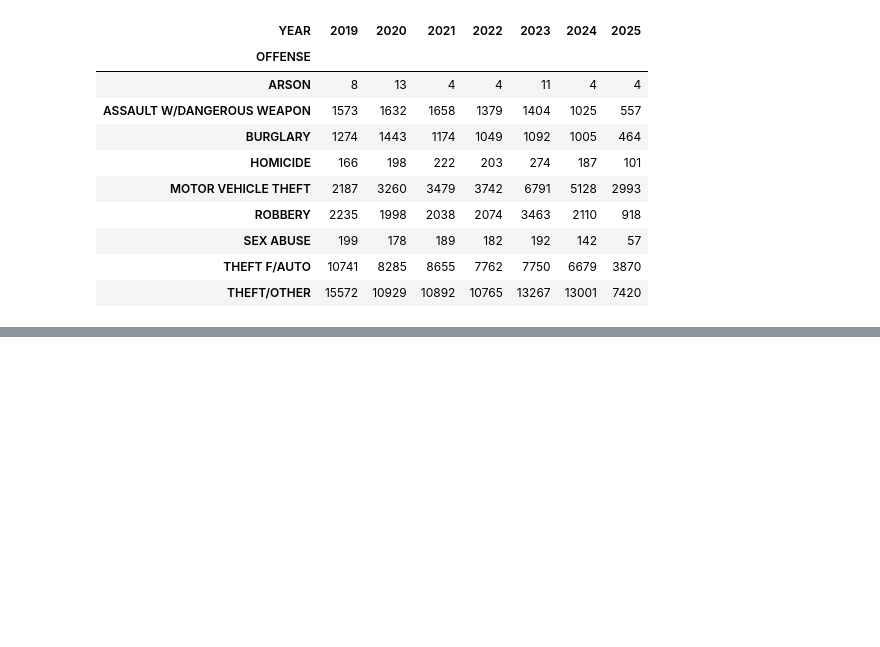
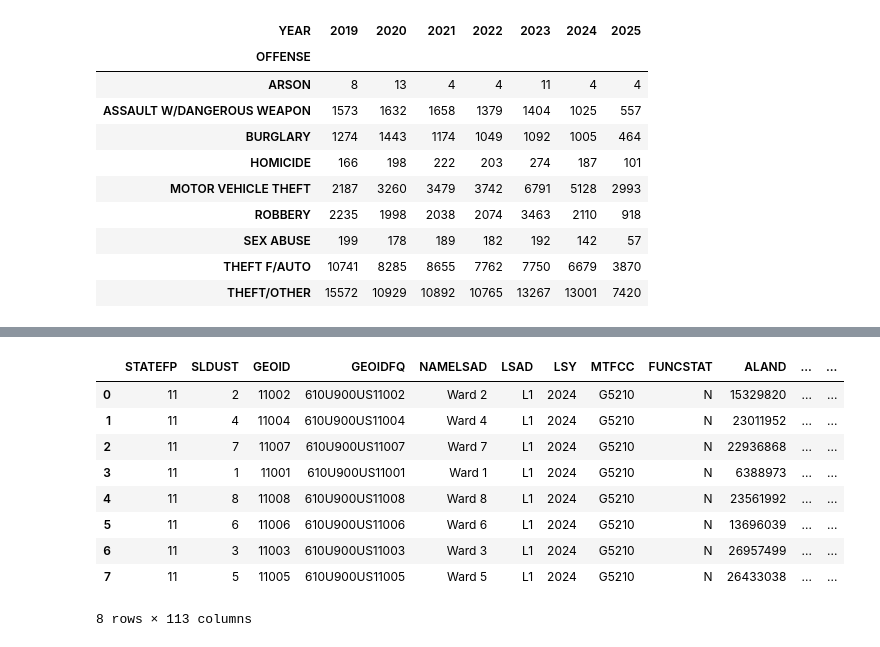
Before and after one commit to jkelly3rd/dc_crime, a Jupyter notebook: notebooks/dc_crime_incidents.ipynb, the cells around one changed output, grey strips where cells are left out. Saved outputs shown, nothing was run; the diff lists cells and outputs as text; code cells hidden in the pictures; blank space fills up the shorter version.

```diff
--- a/notebooks/dc_crime_incidents.ipynb
+++ b/notebooks/dc_crime_incidents.ipynb
@@ -831,0 +673,16 @@ Simple grid of crime maps saved as ../docs/grid_crime_maps.html
+# %%
+# import the file ACS_5-Year_Demographic_Characteristics_DC_Ward.csv
+ward_population = pd.read_csv('../data/raw/ACS_5-Year_Demographic_Characteristics_DC_Ward.csv')
+
+ward_population.head(10)
+# %% [output]
+|  | STATEFP | SLDUST | GEOID | GEOIDFQ | NAMELSAD | LSAD | LSY | MTFCC | FUNCSTAT | ALAND | ... | ... |
+| 0 | 11 | 2 | 11002 | 610U900US11002 | Ward 2 | L1 | 2024 | G5210 | N | 15329820 | ... | ... |
+| 1 | 11 | 4 | 11004 | 610U900US11004 | Ward 4 | L1 | 2024 | G5210 | N | 23011952 | ... | ... |
+| 2 | 11 | 7 | 11007 | 610U900US11007 | Ward 7 | L1 | 2024 | G5210 | N | 22936868 | ... | ... |
+| 3 | 11 | 1 | 11001 | 610U900US11001 | Ward 1 | L1 | 2024 | G5210 | N | 6388973 | ... | ... |
+| 4 | 11 | 8 | 11008 | 610U900US11008 | Ward 8 | L1 | 2024 | G5210 | N | 23561992 | ... | ... |
+| 5 | 11 | 6 | 11006 | 610U900US11006 | Ward 6 | L1 | 2024 | G5210 | N | 13696039 | ... | ... |
+| 6 | 11 | 3 | 11003 | 610U900US11003 | Ward 3 | L1 | 2024 | G5210 | N | 26957499 | ... | ... |
+| 7 | 11 | 5 | 11005 | 610U900US11005 | Ward 5 | L1 | 2024 | G5210 | N | 26433038 | ... | ... |
+8 rows × 113 columns
```
Also changed, not shown: parts of 30 cells of this notebook, 46 other files.
